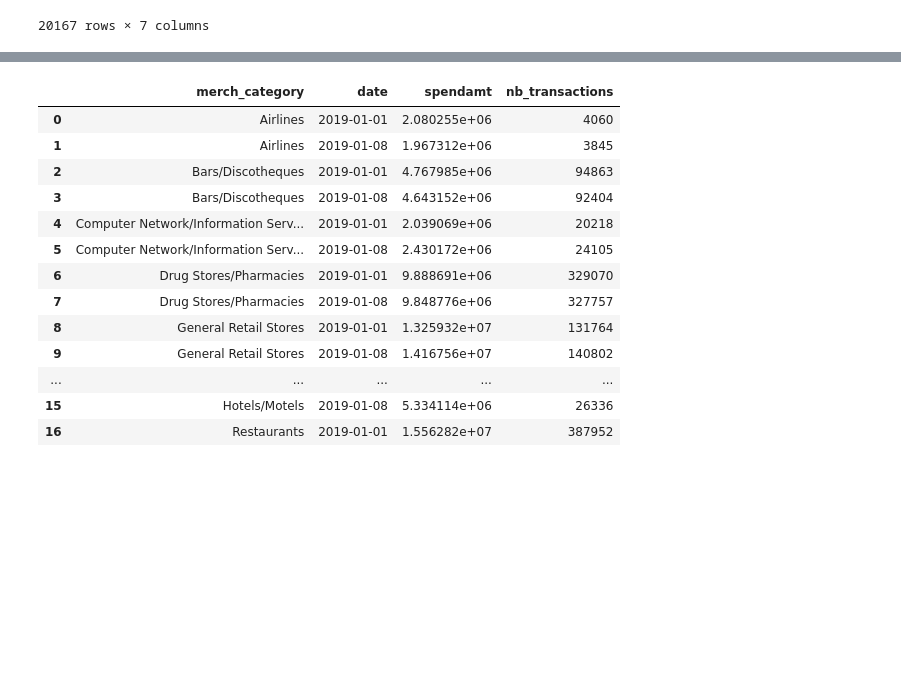
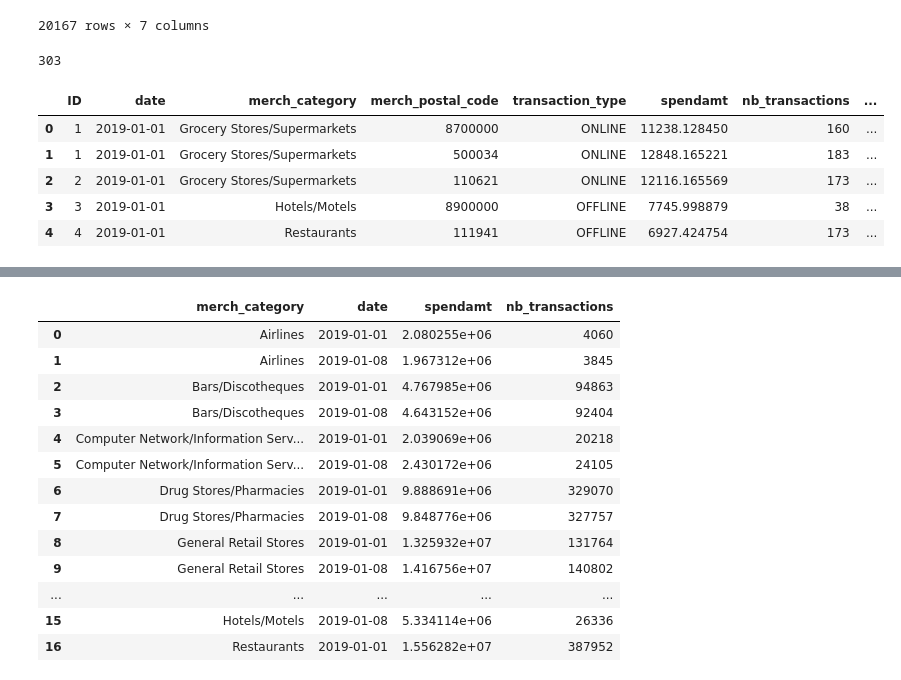
Before and after one commit to KnowledgeEdgeAI/PETs_for_Public_Health_Challenge, a Jupyter notebook: pet_milestone2.ipynb, the cells around one changed output, grey strips where cells are left out. Cells and saved outputs as stored; diff of their text form; code cells hidden in the pictures; blank space fills up the shorter version.

```diff
--- a/pet_milestone2.ipynb
+++ b/pet_milestone2.ipynb
@@ -159,3 +159,38 @@ df_filtered
 | 40000 | 10000 | 2019-01-08 | Restaurants | 70314 | OFFLINE | 7281.113482 | 182 |
 | 40001 | 10000 | 2019-01-08 | Restaurants | 110231 | OFFLINE | 7135.327908 | 178 |
 20167 rows × 7 columns
+# %%
+len(df["merch_postal_code"].unique())
+# %% [output]
+303
+# %%
+def categorize_city(code):
+    if code.startswith("5"):
+        return "Medellin"
+    elif code.startswith("11"):
+        return "Bogota"
+    elif code.startswith("70"):
+        return "Brasilia"
+    else:
+        return "Santiago"
+
+def location_preprocess(df):
+    loc_df = df.copy()
+    # Convert merchant_postal_code into str type
+    loc_df["merch_postal_code"] = loc_df["merch_postal_code"].astype(str)
+    # Apply the function to create a new column
+    loc_df["city"] = loc_df["merch_postal_code"].apply(
+        categorize_city
+    )
+    return loc_df
+# %%
+df_city=location_preprocess(df)
+# %%
+df_city.head()
+# %% [output]
+|  | ID | date | merch_category | merch_postal_code | transaction_type | spendamt | nb_transactions | ... |
+| 0 | 1 | 2019-01-01 | Grocery Stores/Supermarkets | 8700000 | ONLINE | 11238.128450 | 160 | ... |
+| 1 | 1 | 2019-01-01 | Grocery Stores/Supermarkets | 500034 | ONLINE | 12848.165221 | 183 | ... |
+| 2 | 2 | 2019-01-01 | Grocery Stores/Supermarkets | 110621 | ONLINE | 12116.165569 | 173 | ... |
+| 3 | 3 | 2019-01-01 | Hotels/Motels | 8900000 | OFFLINE | 7745.998879 | 38 | ... |
+| 4 | 4 | 2019-01-01 | Restaurants | 111941 | OFFLINE | 6927.424754 | 173 | ... |
```
Also changed, not shown: parts of 10 cells of this notebook, 1 other file.
